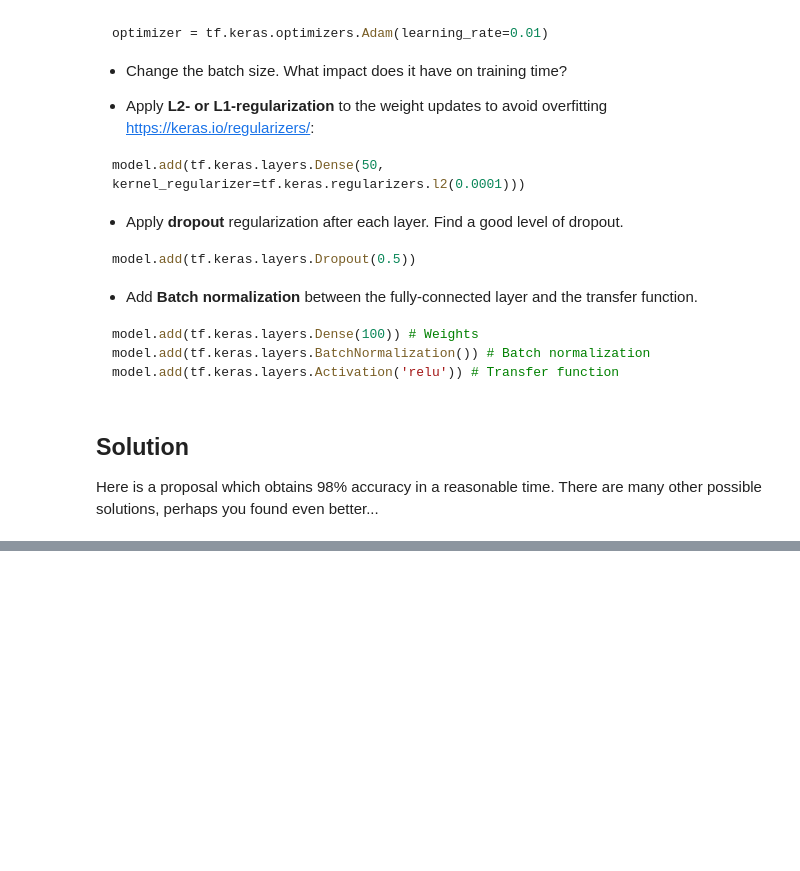
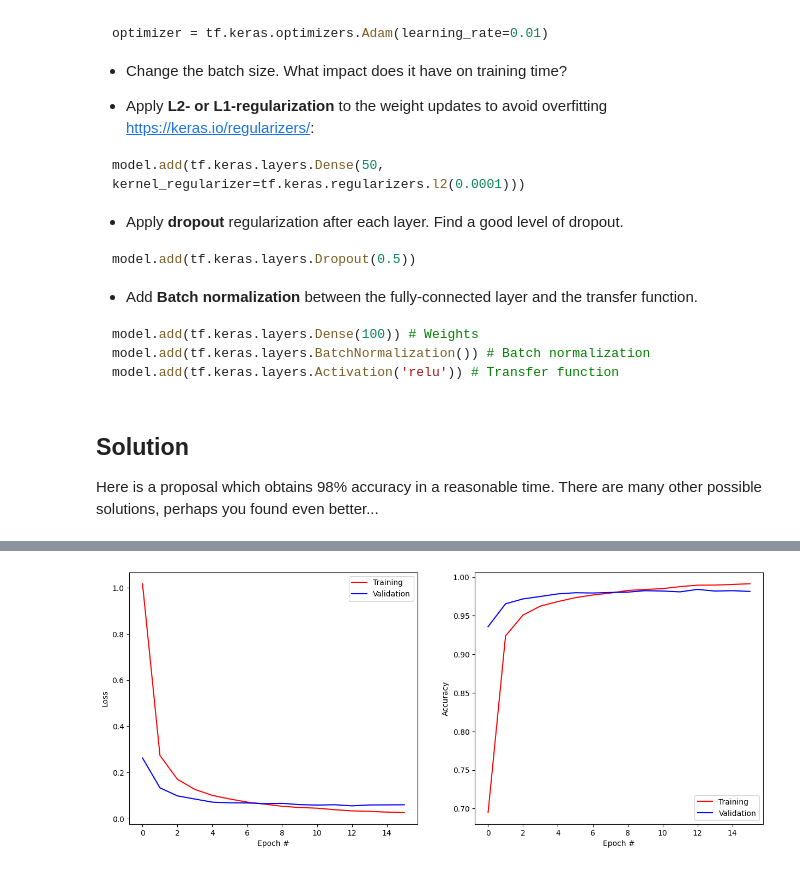
Before and after one commit to miteichmann/notebooks-neurocomputing, a Jupyter notebook: solutions/9-MNIST-solution.ipynb, the cells around one changed output, grey strips where cells are left out. Cells and saved outputs as stored; diff of their text form; code cells hidden in the pictures; blank space fills up the shorter version.

```diff
--- a/solutions/9-MNIST-solution.ipynb
+++ b/solutions/9-MNIST-solution.ipynb
@@ -495,0 +494,81 @@ Test accuracy: 0.9824000597000122
+# %%
+# Delete all previous models to free memory
+tf.keras.backend.clear_session()
+
+# Sequential model
+model = tf.keras.models.Sequential()
+
+# Input layer representing the 784 pixels
+model.add(tf.keras.layers.Input(shape=(784,)))
+
+# Hidden layer with 150 relu neurons, BN and dropout
+model.add(tf.keras.layers.Dense(units=150))
+model.add(tf.keras.layers.BatchNormalization())
+model.add(tf.keras.layers.Activation('silu'))
+model.add(tf.keras.layers.Dropout(0.1))
+
+
+# Second hidden layer with 100 relu neurons, BN and dropout
+model.add(tf.keras.layers.Dense(100))
+model.add(tf.keras.layers.BatchNormalization())
+model.add(tf.keras.layers.Activation('silu'))
+model.add(tf.keras.layers.Dropout(0.1))
+
+# Softmax output layer over 10 classes
+model.add(tf.keras.layers.Dense(10))
+model.add(tf.keras.layers.Activation('softmax'))
+
+# Learning rate scheduler
+steps_per_epoch = np.ceil(60000 * 0.9 / 64)
+decay_steps = 20*steps_per_epoch
+initial_learning_rate = 1e-7
+warmup_steps = 2*steps_per_epoch
+target_learning_rate = 5e-4
+lr_warmup_decayed_fn = tf.keras.optimizers.schedules.CosineDecay(
+    initial_learning_rate, decay_steps, warmup_target=target_learning_rate,
+    warmup_steps=warmup_steps
+)
+# Learning rule
+optimizer = tf.keras.optimizers.AdamW(learning_rate=lr_warmup_decayed_fn, weight_decay=0.01)
+
+# Loss function
+model.compile(
+    loss='categorical_crossentropy', # loss function
+    optimizer=optimizer, # learning rule
+    metrics=['accuracy'] # show accuracy
+)
+
+print(model.summary())
+
+# Training
+history = tf.keras.callbacks.History()
+earlystopping = tf.keras.callbacks.EarlyStopping(monitor='val_loss', patience=3, restore_best_weights=True)
+
+model.fit(
+    X_train, T_train,
+    batch_size=64,
+    epochs=20,
+    validation_split=0.1,
+    callbacks=[history,earlystopping]
+)
+
+# Testing
+score = model.evaluate(X_test, T_test, verbose=0)
+print('Test loss:', score[0])
+print('Test accuracy:', score[1])
+
+plt.figure(figsize=(15, 6))
+plt.subplot(121)
+plt.plot(history.history['loss'], '-r', label="Training")
+plt.plot(history.history['val_loss'], '-b', label="Validation")
+plt.xlabel('Epoch #')
+plt.ylabel('Loss')
+plt.legend()
+plt.subplot(122)
+plt.plot(history.history['accuracy'], '-r', label="Training")
+plt.plot(history.history['val_accuracy'], '-b', label="Validation")
+plt.xlabel('Epoch #')
+plt.ylabel('Accuracy')
+plt.legend()
+plt.show()
+# %% [output]
@@ -495,0 +613 @@ Test accuracy: 0.9824000597000122
+[figure, added]
```
Also changed, not shown: parts of 12 cells of this notebook.
